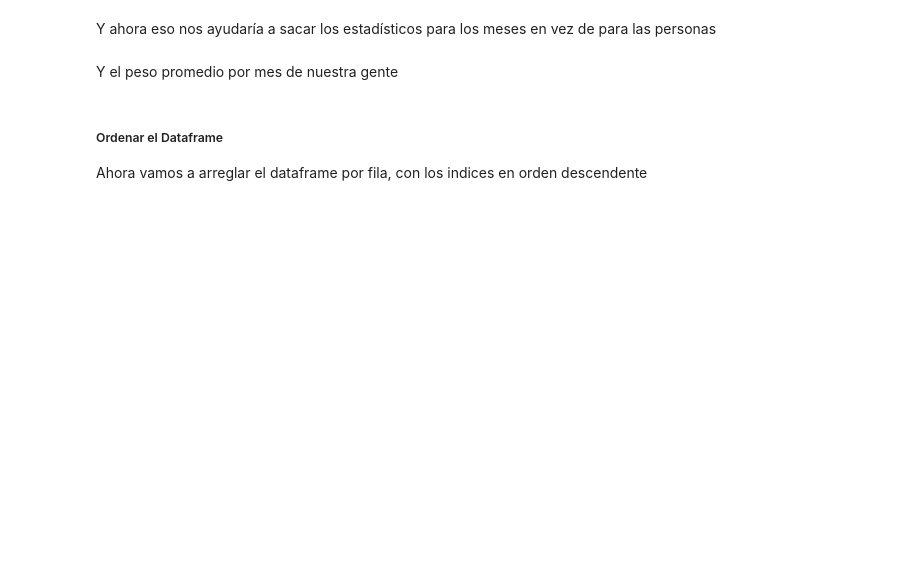
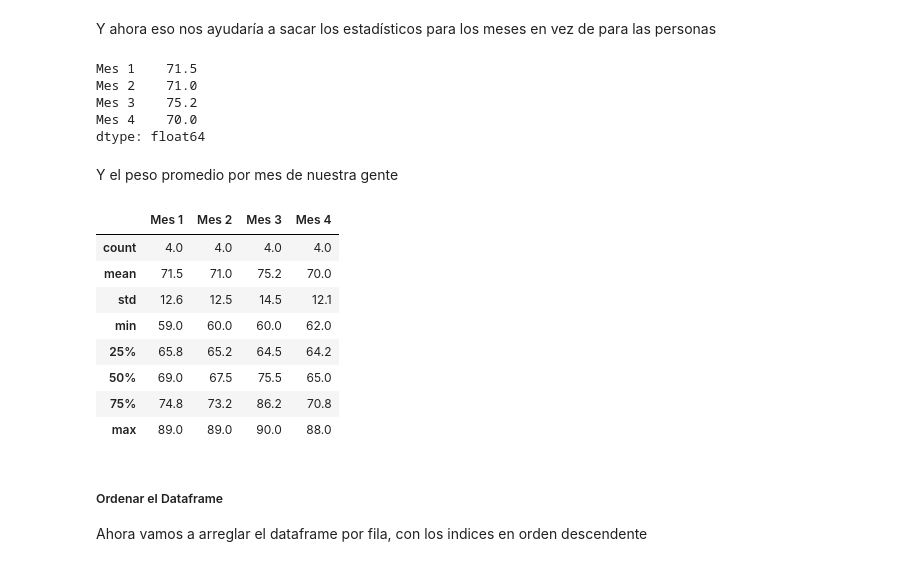
Before and after one commit to abrahajam/BIG-DATA-E-IA, a Jupyter notebook: Python Jupyter/7.-Arreglos_con_Numpy.ipynb, the cells around one changed output. Drawn from its saved outputs; the diff is of its cells as text; code cells hidden in the pictures; blank space fills up the shorter version.

```diff
--- a/Python Jupyter/7.-Arreglos_con_Numpy.ipynb
+++ b/Python Jupyter/7.-Arreglos_con_Numpy.ipynb
@@ -780,7 +849,27 @@ Si quisieramos voltear el dataframe, tendríamos que hacer el método T
 # %% [markdown]
 Y ahora eso nos ayudaría a sacar los estadísticos para los meses en vez de para las personas
+# %%
+peso.T.mean()
+# %% [output]
+Mes 1    71.5
+Mes 2    71.0
+Mes 3    75.2
+Mes 4    70.0
+dtype: float64
 # %% [markdown]
 Y el peso promedio por mes de nuestra gente
+# %%
+peso.T.describe()
+# %% [output]
+|  | Mes 1 | Mes 2 | Mes 3 | Mes 4 |
+| count | 4.0 | 4.0 | 4.0 | 4.0 |
+| mean | 71.5 | 71.0 | 75.2 | 70.0 |
+| std | 12.6 | 12.5 | 14.5 | 12.1 |
+| min | 59.0 | 60.0 | 60.0 | 62.0 |
+| 25% | 65.8 | 65.2 | 64.5 | 64.2 |
+| 50% | 69.0 | 67.5 | 75.5 | 65.0 |
+| 75% | 74.8 | 73.2 | 86.2 | 70.8 |
+| max | 89.0 | 89.0 | 90.0 | 88.0 |
 # %% [markdown]
 ##### Ordenar el Dataframe
 
```
Also changed, not shown: parts of 40 cells of this notebook, 4 other files.
